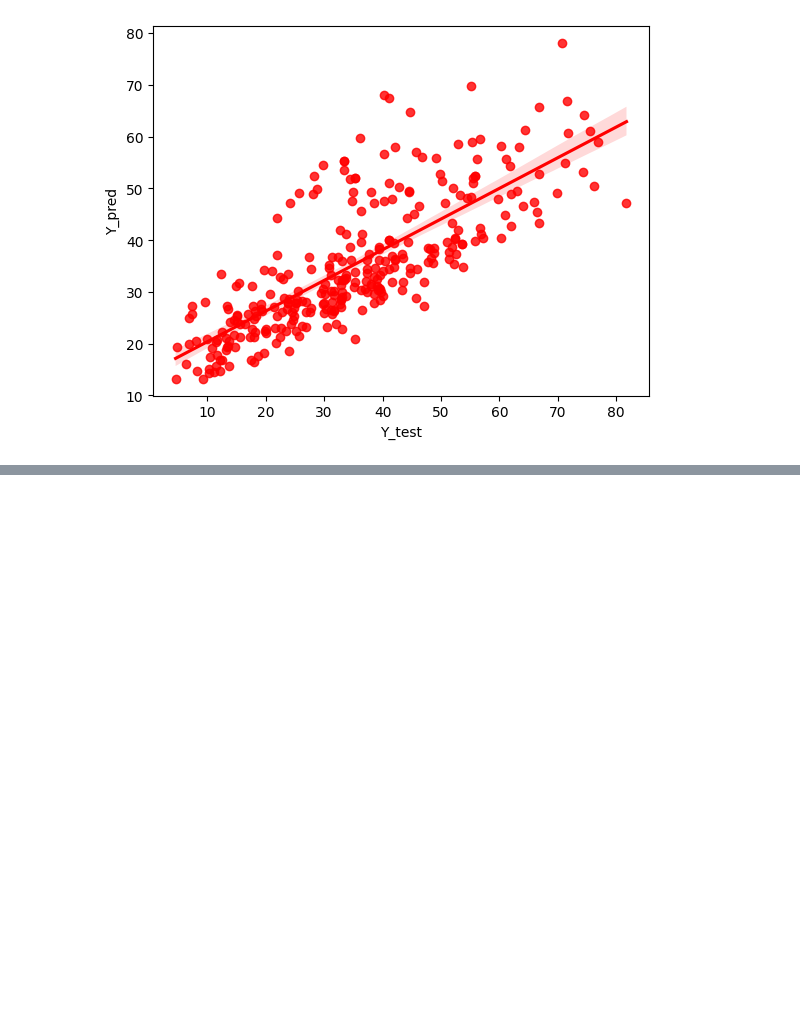
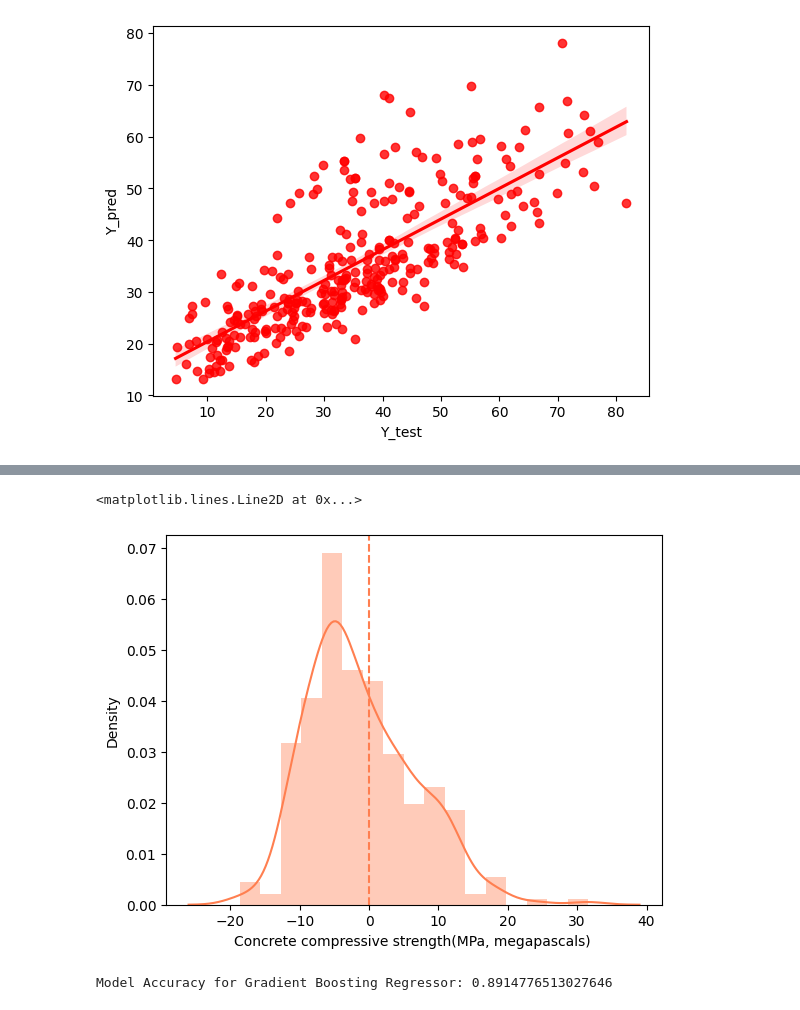
Before and after one commit to meet-vasita/CementPrediction_Model, a Jupyter notebook: Model.ipynb, the cells around one changed output, grey strips where cells are left out. Cells and saved outputs as stored; diff of their text form; code cells hidden in the pictures; blank space fills up the shorter version.

```diff
--- a/Model.ipynb
+++ b/Model.ipynb
@@ -348,0 +400,15 @@ array([0.33018761, 0.07235276, 0.01928688, 0.10706848, 0.06802594,
+# %%
+sns.distplot(y_test - y_pred_ada,color='coral')
+plt.axvline(0,linestyle='--',color='coral')
+# %% [output]
+<matplotlib.lines.Line2D at 0x...>
+[figure, added]
+# %%
+from sklearn.ensemble import GradientBoostingRegressor
+
+gbr = GradientBoostingRegressor().fit(X_train,y_train)
+y_pred_gbr = gbr.predict(X_test)
+
+print('Model Accuracy for Gradient Boosting Regressor:',r2_score(y_test,y_pred_gbr))
+# %% [output]
+Model Accuracy for Gradient Boosting Regressor: 0.8914776513027646
```
Also changed, not shown: parts of 21 cells of this notebook, 2 other files.
